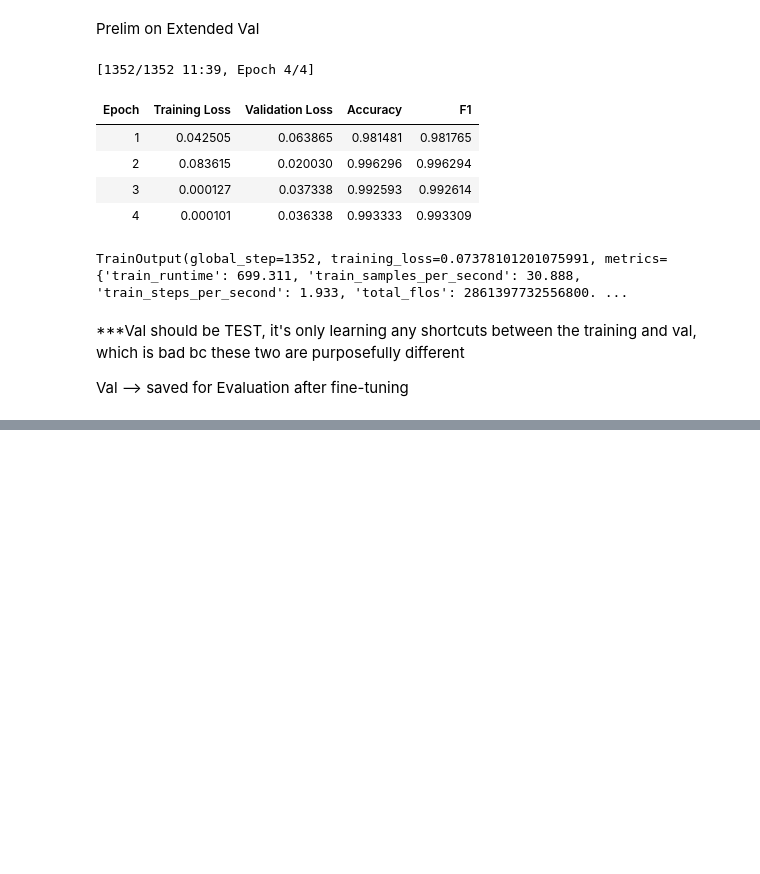
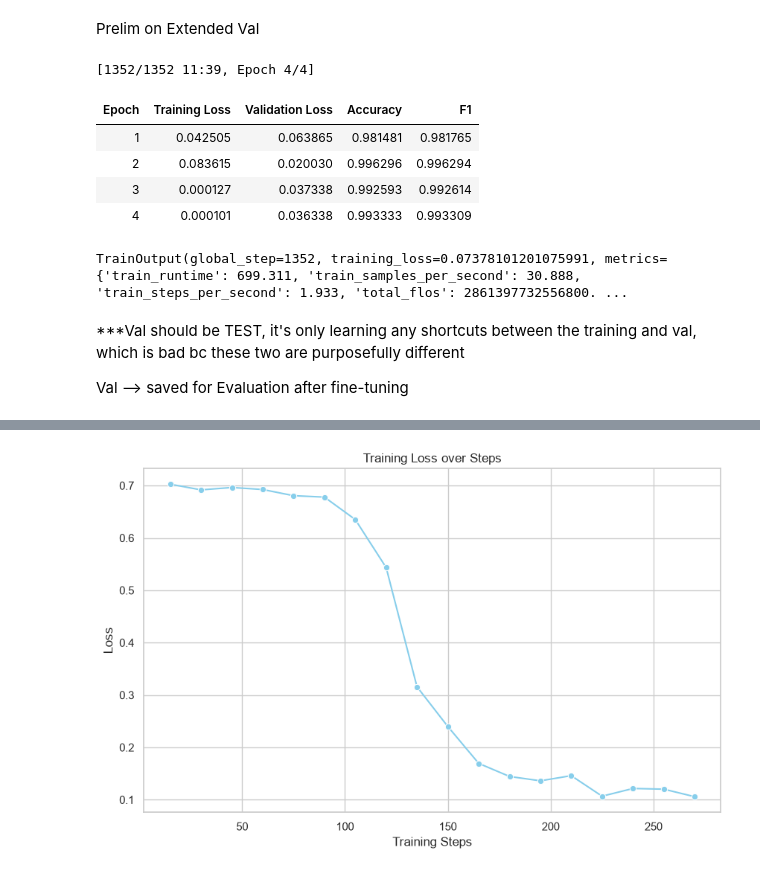
Before and after one commit to 4cekay/B101-Group2-NLP-Project, a Jupyter notebook: DetectorModel.ipynb, the cells around one changed output, grey strips where cells are left out. Drawn from its saved outputs; the diff is of its cells as text; code cells hidden in the pictures; blank space fills up the shorter version.

```diff
--- a/DetectorModel.ipynb
+++ b/DetectorModel.ipynb
@@ -362,0 +591,89 @@ Val --> saved for Evaluation after fine-tuning
+# %%
+
+# Define the path to the trainer_state.json file
+# Assuming the best model was saved in a checkpoint within deberta_v3_ai_detector_best
+# Let's find the latest checkpoint to get the trainer_state.json
+model_dir = r'.\deberta_v3_best'
+
+# Create a directory to save the plots
+output_plot_dir = './metric_graphs'
+os.makedirs(output_plot_dir, exist_ok=True)
+
+trainer_state_path = r".\deberta_v3_best\checkpoint-270\trainer_state.json"
+
+if trainer_state_path and os.path.exists(trainer_state_path):
+    with open(trainer_state_path, 'r') as f:
+        trainer_state = json.load(f)
+
+    log_history = trainer_state.get('log_history', [])
+
+    # Filter out evaluation steps from training steps
+    train_logs = [log for log in log_history if 'loss' in log and 'eval_loss' not in log]
+    eval_logs = [log for log in log_history if 'eval_loss' in log]
+
+    # Extract training metrics
+    train_steps = [log['step'] for log in train_logs]
+    train_loss = [log['loss'] for log in train_logs]
+    train_learning_rate = [log['learning_rate'] for log in train_logs]
+
+    # Extract evaluation metrics
+    eval_steps = [log['step'] for log in eval_logs]
+    eval_loss = [log['eval_loss'] for log in eval_logs]
+    eval_accuracy = [log['eval_accuracy'] for log in eval_logs]
+    eval_f1_macro = [log['eval_f1_macro'] for log in eval_logs]
+
+    sns.set_theme(style="whitegrid")
+
+    # Plot Training Loss
+    plt.figure(figsize=(10, 6))
+    sns.lineplot(x=train_steps, y=train_loss, marker='o', color='skyblue')
+    plt.title('Training Loss over Steps')
+    plt.xlabel('Training Steps')
+    plt.ylabel('Loss')
+    plt.grid(True)
+    plt.savefig(os.path.join(output_plot_dir, 'training_loss.png'))
+    plt.show()
+
+    # Plot Evaluation Loss
+    plt.figure(figsize=(10, 6))
+    sns.lineplot(x=eval_steps, y=eval_loss, marker='o', color='salmon')
+    plt.title('Evaluation Loss over Steps')
+    plt.xlabel('Training Steps')
+    plt.ylabel('Evaluation Loss')
+    plt.grid(True)
+    plt.savefig(os.path.join(output_plot_dir, 'eval_loss.png'))
+    plt.show()
+
+# Plot Evaluation Accuracy
+    plt.figure(figsize=(10, 6))
+    sns.lineplot(x=eval_steps, y=eval_accuracy, marker='o', color='lightgreen')
+    plt.title('Evaluation Accuracy over Steps')
+    plt.xlabel('Training Steps')
+    plt.ylabel('Accuracy')
+    plt.grid(True)
+    plt.savefig(os.path.join(output_plot_dir, 'eval_accuracy.png'))
+    plt.show()
+
+    # Plot Evaluation F1-Macro
+    plt.figure(figsize=(10, 6))
+    sns.lineplot(x=eval_steps, y=eval_f1_macro, marker='o', color='gold')
+    plt.title('Evaluation F1-Macro over Steps')
+    plt.xlabel('Training Steps')
+    plt.ylabel('F1-Macro Score')
+    plt.grid(True)
+    plt.savefig(os.path.join(output_plot_dir, 'eval_f1_macro.png'))
+    plt.show()
+
+    # Plot Learning Rate
+    plt.figure(figsize=(10, 6))
+    sns.lineplot(x=train_steps, y=train_learning_rate, marker='o', color='purple')
+    plt.title('Learning Rate over Steps')
+    plt.xlabel('Training Steps')
+    plt.ylabel('Learning Rate')
+    plt.grid(True)
+    plt.savefig(os.path.join(output_plot_dir, 'learning_rate.png'))
+    plt.show()
+else:
+    print(f"Trainer state file not found at {trainer_state_path}. Unable to generate metric graphs.")
+# %% [output]
+[figure, added]
```
Also changed, not shown: parts of 15 cells of this notebook.
